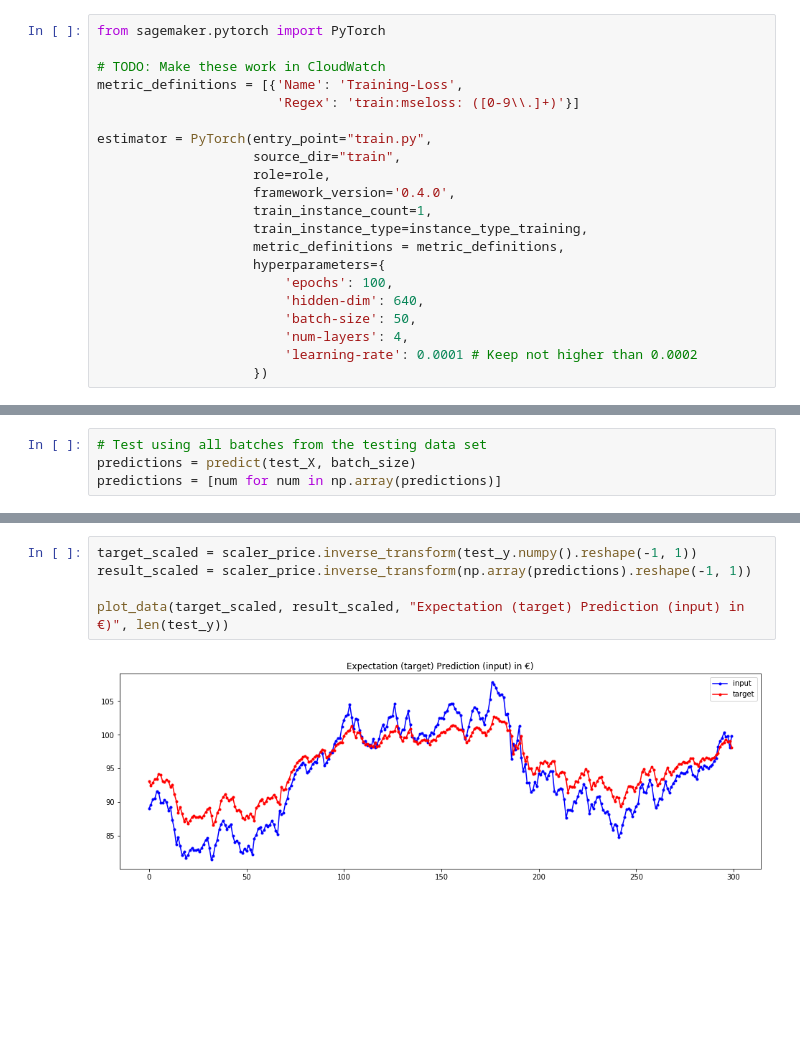
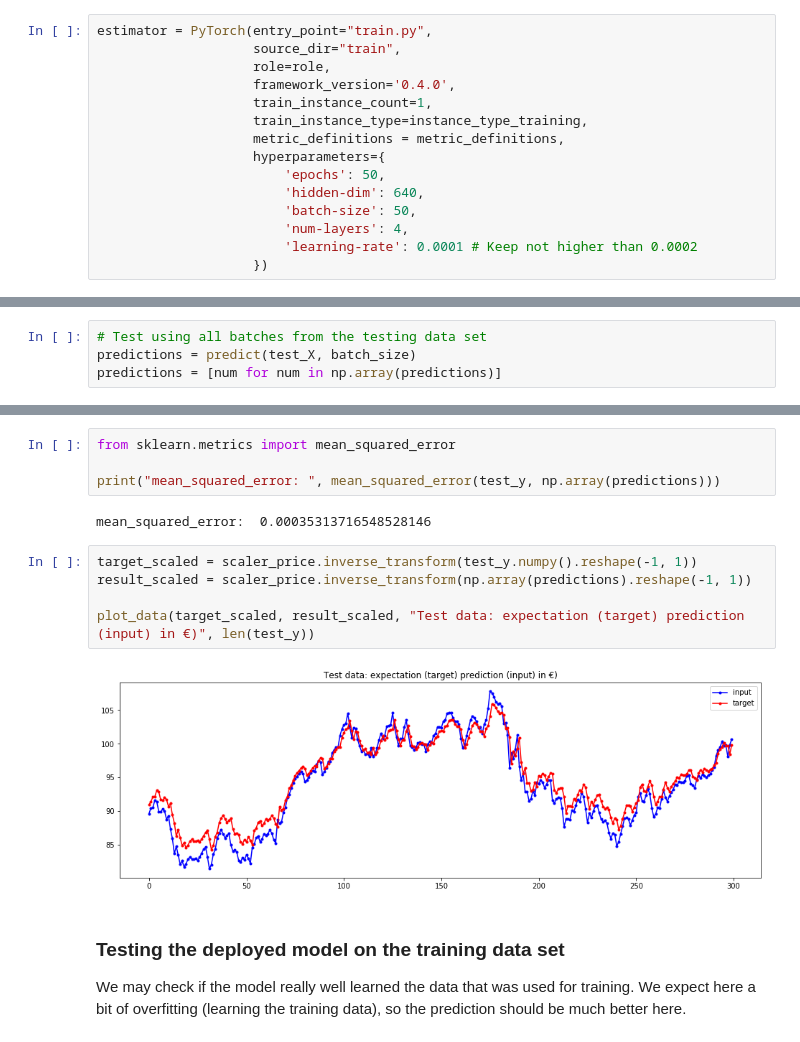
Before and after one commit to vikin91/stock-predictor-deep-learning-dojo, a Jupyter notebook: workbook-deep-learning.ipynb, the cells around one changed output, grey strips where cells are left out. Saved outputs shown, nothing was run; the diff lists cells and outputs as text; blank space fills up the shorter version.

```diff
--- a/workbook-deep-learning.ipynb
+++ b/workbook-deep-learning.ipynb
@@ -771,10 +820,4 @@ instance_type_deployment = 'ml.m4.xlarge'
 # %%
-from sagemaker.pytorch import PyTorch
-
-# TODO: Make these work in CloudWatch
-metric_definitions = [{'Name': 'Training-Loss',
-                       'Regex': 'train:mseloss: ([0-9\\.]+)'}]
-
 estimator = PyTorch(entry_point="train.py",
                     source_dir="train",
                     role=role,
@@ -783,7 +826,7 @@ estimator = PyTorch(entry_point="train.py",
                     train_instance_type=instance_type_training,
                     metric_definitions = metric_definitions,
                     hyperparameters={
-                        'epochs': 100,
+                        'epochs': 50,
                         'hidden-dim': 640,
                         'batch-size': 50,
                         'num-layers': 4,
@@ -895,10 +946,21 @@ r2_score:  0.7978395665561601
+# %%
+from sklearn.metrics import mean_squared_error
+
+print("mean_squared_error: ", mean_squared_error(test_y, np.array(predictions)))
+# %% [output]
+mean_squared_error:  0.00035313716548528146
 # %%
 target_scaled = scaler_price.inverse_transform(test_y.numpy().reshape(-1, 1))
 result_scaled = scaler_price.inverse_transform(np.array(predictions).reshape(-1, 1))
 
-plot_data(target_scaled, result_scaled, "Expectation (target) Prediction (input) in €)", len(test_y))
+plot_data(target_scaled, result_scaled, "Test data: expectation (target) prediction (input) in €)", len(test_y))
 # %% [output]
-[figure, old version]
+[figure, new version]
+# %% [markdown]
+### Testing the deployed model on the **training** data set
+
+We may check if the model really well learned the data that was used for training.
+We expect here a bit of overfitting (learning the training data), so the prediction should be much better here.
 # %%
 # Check how the predictor performs on the original training set (expect: overfitting)
 
```
Also changed, not shown: parts of 32 cells of this notebook, 2 other files.
